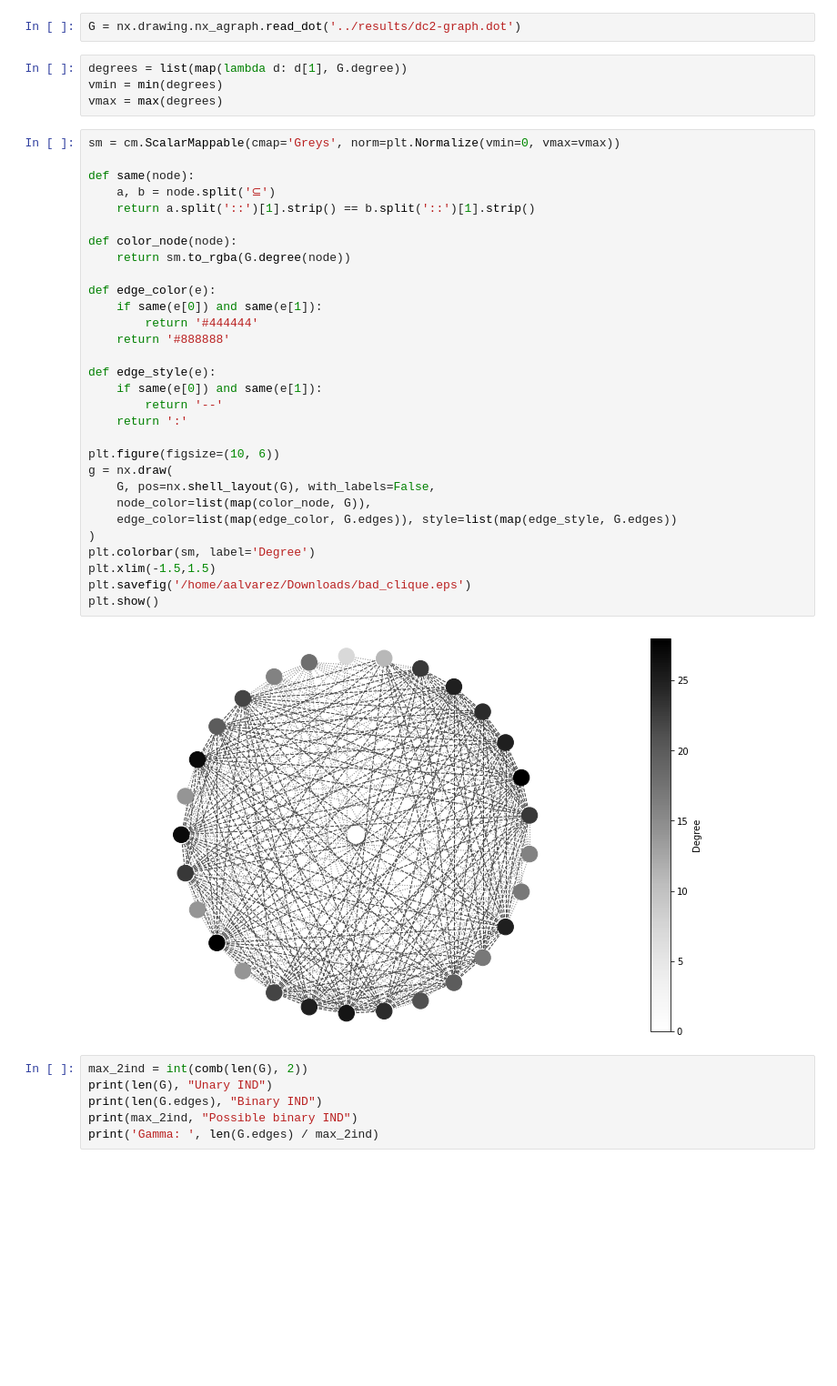
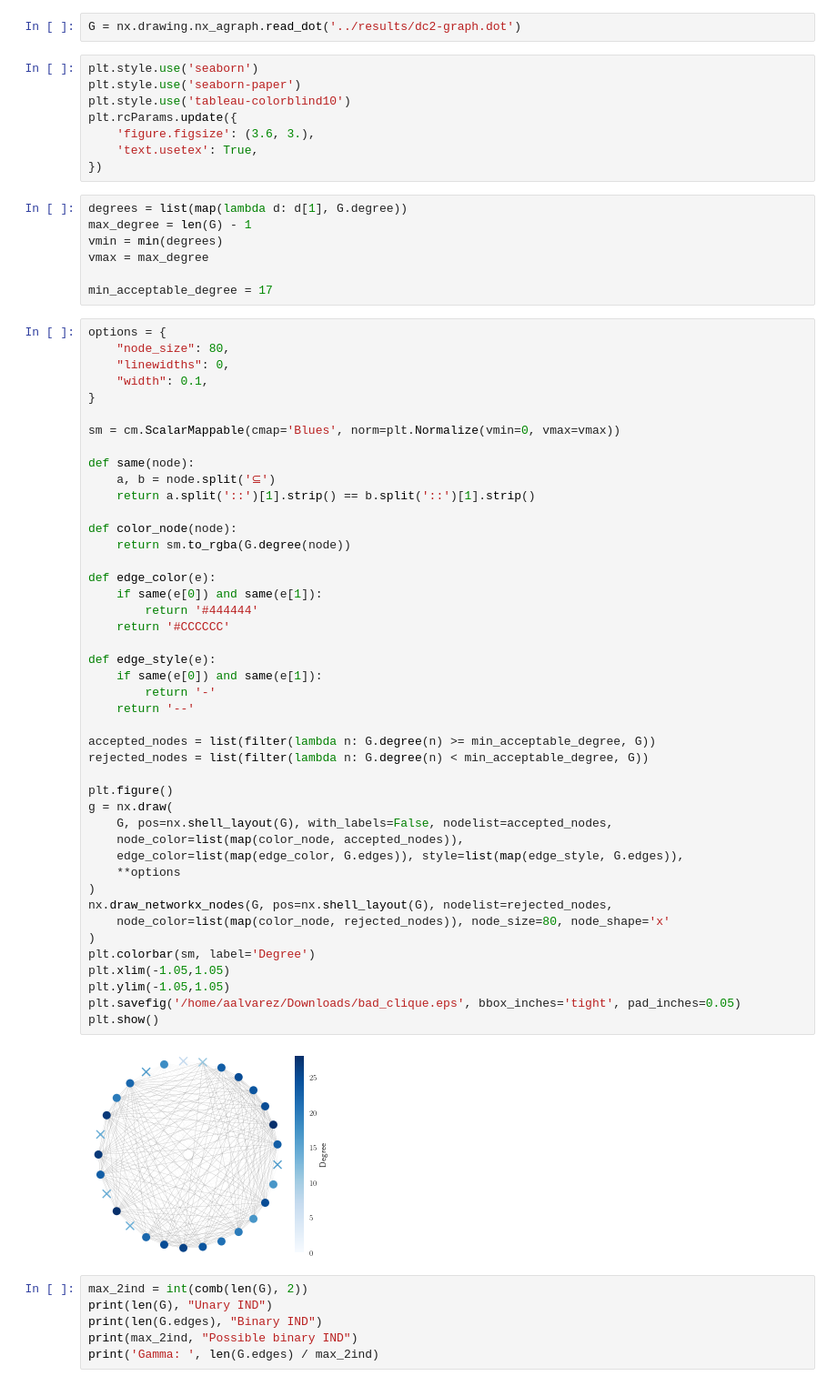
Before and after one commit to ayllon/MatchBox, a Jupyter notebook: notebooks/dc2-graph.ipynb, the cells around one changed output. Shown at 91% size. Drawn from its saved outputs; the diff is of its cells as text; blank space fills up the shorter version.

Commit message:
Regenerate the dc2 graph and compute some stats
Recall, precision and accuracy

```diff
--- a/notebooks/dc2-graph.ipynb
+++ b/notebooks/dc2-graph.ipynb
@@ -6,42 +6,67 @@ from matplotlib import cm
 from scipy.special import comb
 # %%
 G = nx.drawing.nx_agraph.read_dot('../results/dc2-graph.dot')
+# %%
+plt.style.use('seaborn')
+plt.style.use('seaborn-paper')
+plt.style.use('tableau-colorblind10')
+plt.rcParams.update({
+    'figure.figsize': (3.6, 3.),
+    'text.usetex': True,
+})
 # %%
 degrees = list(map(lambda d: d[1], G.degree))
+max_degree = len(G) - 1
 vmin = min(degrees)
-vmax = max(degrees)
+vmax = max_degree
+
+min_acceptable_degree = 17
 # %%
-sm = cm.ScalarMappable(cmap='Greys', norm=plt.Normalize(vmin=0, vmax=vmax))
+options = {
+    "node_size": 80,
+    "linewidths": 0,
+    "width": 0.1,
+}
+
+sm = cm.ScalarMappable(cmap='Blues', norm=plt.Normalize(vmin=0, vmax=vmax))
 
 def same(node):
     a, b = node.split('⊆')
     return a.split('::')[1].strip() == b.split('::')[1].strip()
 
 def color_node(node):
     return sm.to_rgba(G.degree(node))
 
 def edge_color(e):
     if same(e[0]) and same(e[1]):
         return '#444444'
-    return '#888888'
+    return '#CCCCCC'
 
 def edge_style(e):
     if same(e[0]) and same(e[1]):
-        return '--'
-    return ':'
+        return '-'
+    return '--'
 
-plt.figure(figsize=(10, 6))
+accepted_nodes = list(filter(lambda n: G.degree(n) >= min_acceptable_degree, G))
+rejected_nodes = list(filter(lambda n: G.degree(n) < min_acceptable_degree, G))
+
+plt.figure()
 g = nx.draw(
-    G, pos=nx.shell_layout(G), with_labels=False,
-    node_color=list(map(color_node, G)),
-    edge_color=list(map(edge_color, G.edges)), style=list(map(edge_style, G.edges))
+    G, pos=nx.shell_layout(G), with_labels=False, nodelist=accepted_nodes,
+    node_color=list(map(color_node, accepted_nodes)),
+    edge_color=list(map(edge_color, G.edges)), style=list(map(edge_style, G.edges)),
+    **options
+)
+nx.draw_networkx_nodes(G, pos=nx.shell_layout(G), nodelist=rejected_nodes,
+    node_color=list(map(color_node, rejected_nodes)), node_size=80, node_shape='x'
 )
 plt.colorbar(sm, label='Degree')
-plt.xlim(-1.5,1.5)
-plt.savefig('/home/aalvarez/Downloads/bad_clique.eps')
+plt.xlim(-1.05,1.05)
+plt.ylim(-1.05,1.05)
+plt.savefig('/home/aalvarez/Downloads/bad_clique.eps', bbox_inches='tight', pad_inches=0.05)
 plt.show()
 # %% [output]
-[figure, old version]
+[figure, new version]
 # %%
 max_2ind = int(comb(len(G), 2))
 print(len(G), "Unary IND")
```
Also changed, not shown: parts of 5 cells of this notebook.
